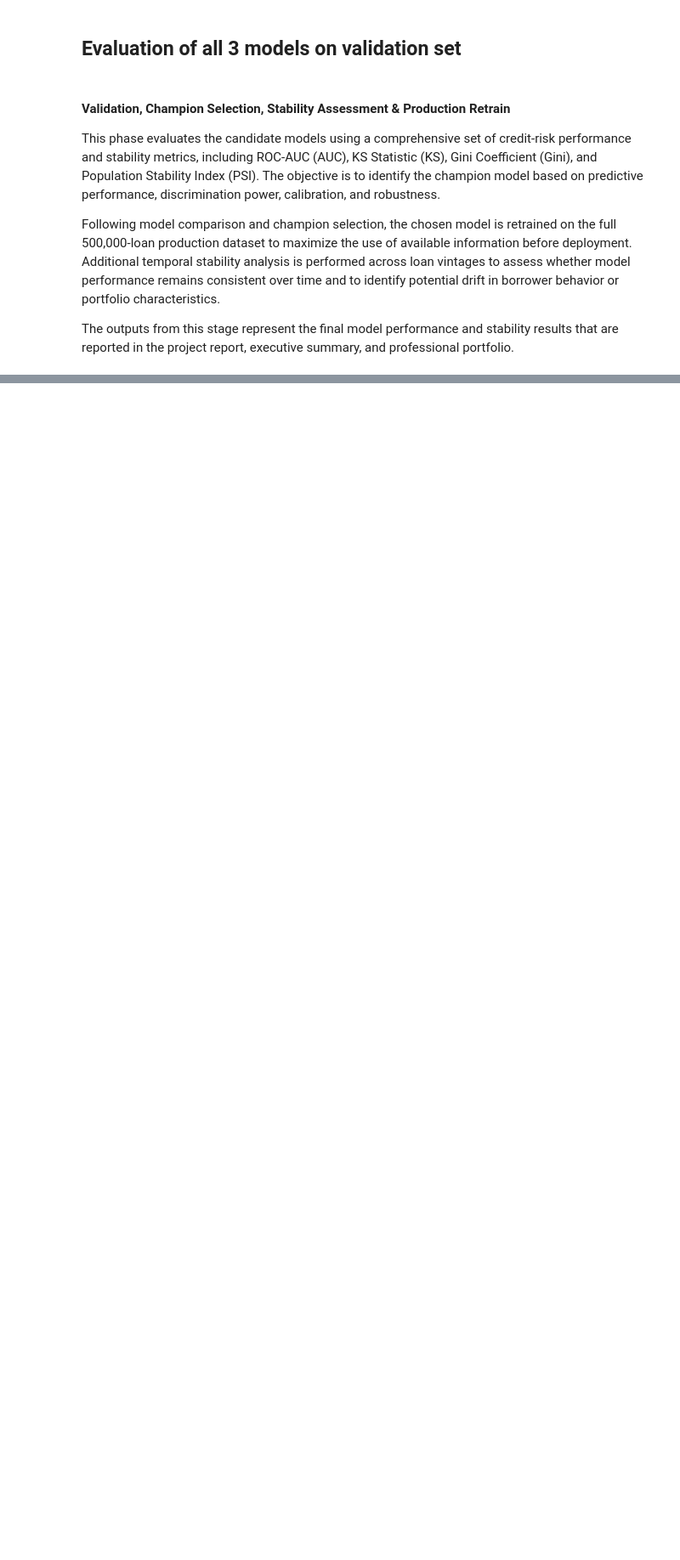
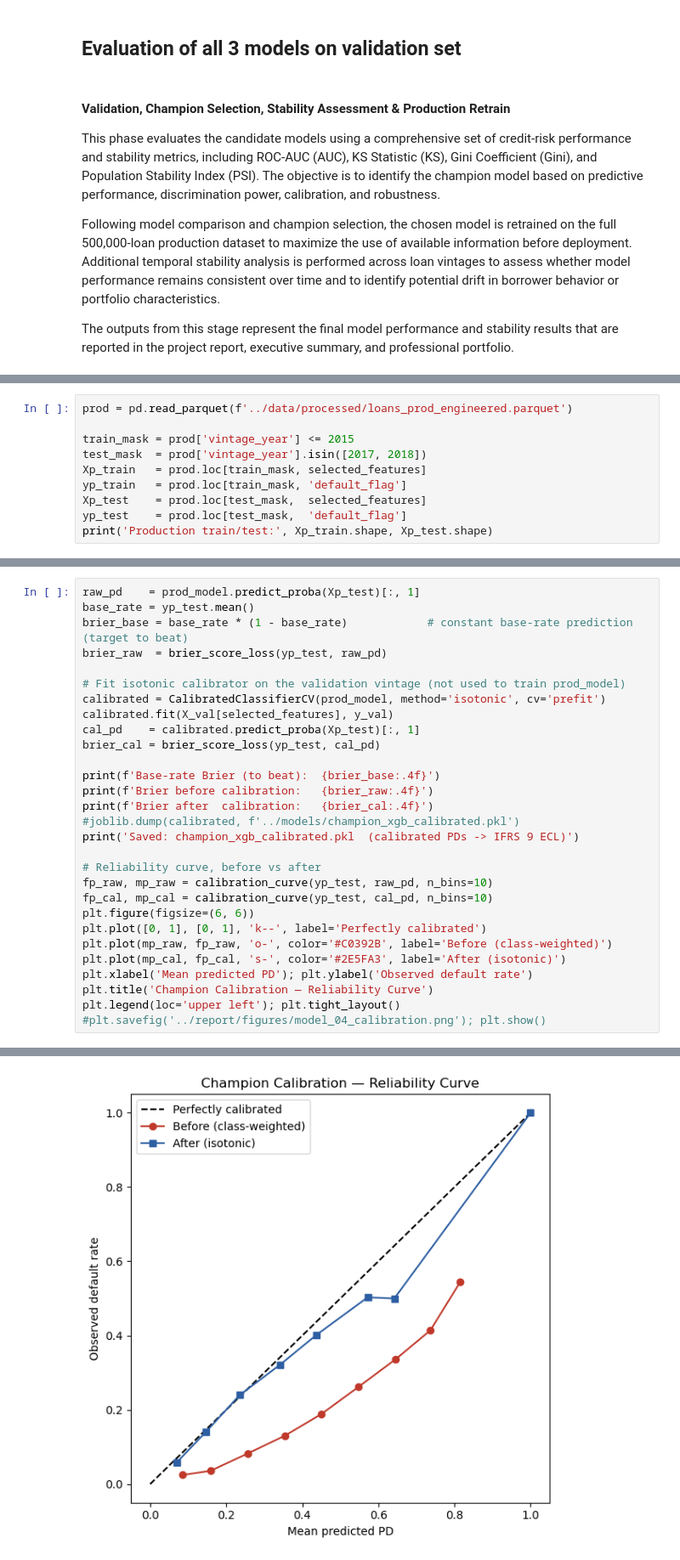
Before and after one commit to MIJUMBO/consumer-credit-risk-modelling, a Jupyter notebook: notebooks/04_modeling.ipynb, the cells around one changed output, grey strips where cells are left out. Shown at 85% size. Cells and saved outputs as stored; diff of their text form; blank space fills up the shorter version.

```diff
--- a/notebooks/04_modeling.ipynb
+++ b/notebooks/04_modeling.ipynb
@@ -397,0 +508,10 @@ Given its slightly stronger validation ROC-AUC, XGBoost was chosen as the leadin
+# %%
+prod = pd.read_parquet(f'../data/processed/loans_prod_engineered.parquet')
+
+train_mask = prod['vintage_year'] <= 2015
+test_mask  = prod['vintage_year'].isin([2017, 2018])
+Xp_train   = prod.loc[train_mask, selected_features]
+yp_train   = prod.loc[train_mask, 'default_flag']
+Xp_test    = prod.loc[test_mask,  selected_features]
+yp_test    = prod.loc[test_mask,  'default_flag']
+print('Production train/test:', Xp_train.shape, Xp_test.shape)
@@ -397,0 +557,30 @@ Given its slightly stronger validation ROC-AUC, XGBoost was chosen as the leadin
+# %%
+raw_pd    = prod_model.predict_proba(Xp_test)[:, 1]
+base_rate = yp_test.mean()
+brier_base = base_rate * (1 - base_rate)            # constant base-rate prediction (target to beat)
+brier_raw  = brier_score_loss(yp_test, raw_pd)
+
+# Fit isotonic calibrator on the validation vintage (not used to train prod_model)
+calibrated = CalibratedClassifierCV(prod_model, method='isotonic', cv='prefit')
+calibrated.fit(X_val[selected_features], y_val)
+cal_pd    = calibrated.predict_proba(Xp_test)[:, 1]
+brier_cal = brier_score_loss(yp_test, cal_pd)
+
+print(f'Base-rate Brier (to beat):  {brier_base:.4f}')
+print(f'Brier before calibration:   {brier_raw:.4f}')
+print(f'Brier after  calibration:   {brier_cal:.4f}')
+#joblib.dump(calibrated, f'../models/champion_xgb_calibrated.pkl')
+print('Saved: champion_xgb_calibrated.pkl  (calibrated PDs -> IFRS 9 ECL)')
+
+# Reliability curve, before vs after
+fp_raw, mp_raw = calibration_curve(yp_test, raw_pd, n_bins=10)
+fp_cal, mp_cal = calibration_curve(yp_test, cal_pd, n_bins=10)
+plt.figure(figsize=(6, 6))
+plt.plot([0, 1], [0, 1], 'k--', label='Perfectly calibrated')
+plt.plot(mp_raw, fp_raw, 'o-', color='#C0392B', label='Before (class-weighted)')
+plt.plot(mp_cal, fp_cal, 's-', color='#2E5FA3', label='After (isotonic)')
+plt.xlabel('Mean predicted PD'); plt.ylabel('Observed default rate')
+plt.title('Champion Calibration — Reliability Curve')
+plt.legend(loc='upper left'); plt.tight_layout()
+#plt.savefig('../report/figures/model_04_calibration.png'); plt.show()
+# %% [output]
@@ -397,0 +591 @@ Given its slightly stronger validation ROC-AUC, XGBoost was chosen as the leadin
+[figure, added]
```
Also changed, not shown: parts of 40 cells of this notebook, 13 other files.
